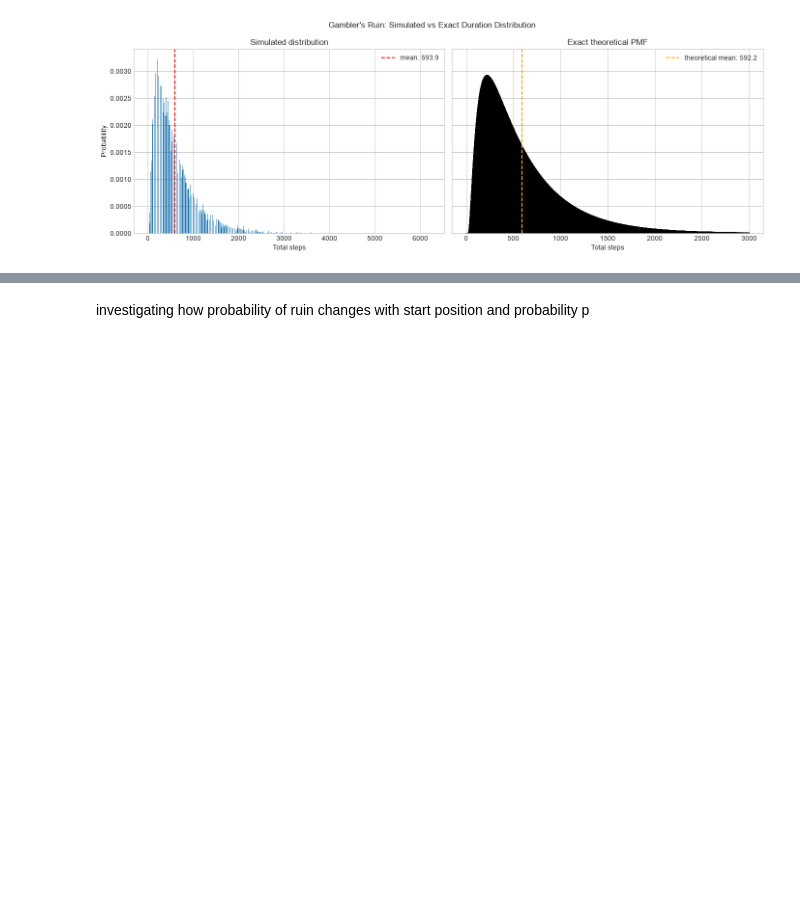
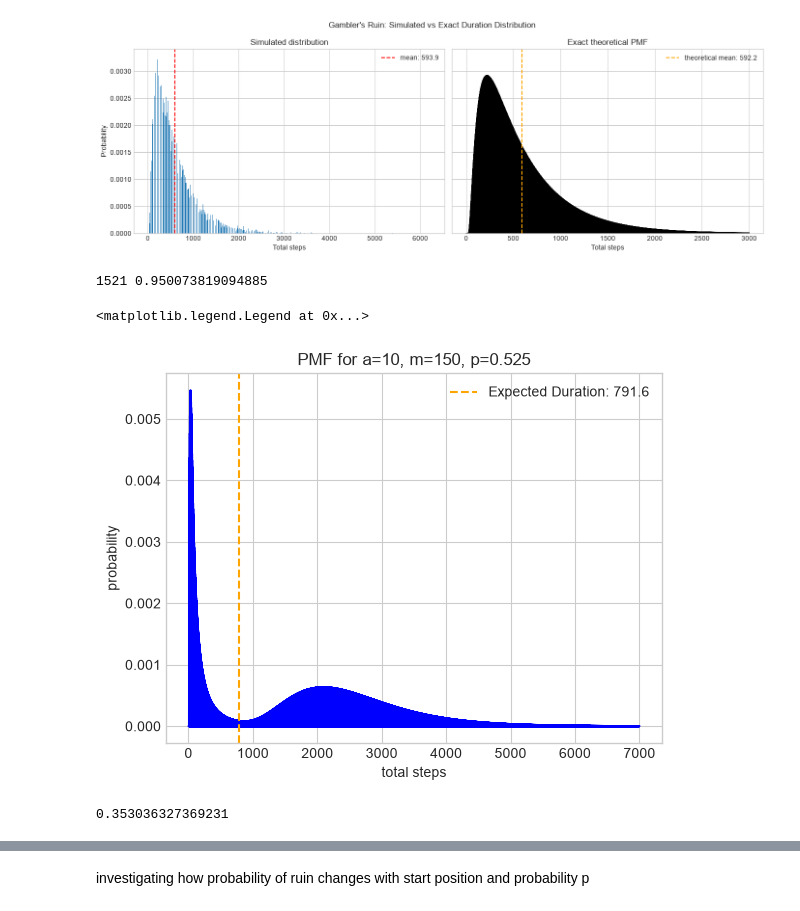
Before and after one commit to HA-Ward/Exploration-of-Stochastic-Processes-with-Computational-Implementation, a Jupyter notebook: notebooks/analysis.ipynb, the cells around one changed output, grey strips where cells are left out. Saved outputs shown, nothing was run; the diff lists cells and outputs as text; code cells hidden in the pictures; blank space fills up the shorter version.

```diff
--- a/notebooks/analysis.ipynb
+++ b/notebooks/analysis.ipynb
@@ -188,3 +190,32 @@ plt.tight_layout()
 plt.show()
 # %% [output]
 [figure]
+# %%
+cdf = np.cumsum(pmf)
+prob = cdf[20]
+step = np.searchsorted(cdf, 0.95)
+print(step, cdf[step])
+# %% [output]
+1521 0.950073819094885
+# %%
+a=10
+m=150
+p=0.525
+pmf = exact_duration_pmf(a, m , p, n_max=7000)
+
+expected_duration = (1/(1-2*p))*(a-m*((1-rho**a)/(1-rho**m)))
+
+plt.plot(np.arange(1, len(pmf)+1), pmf, color="blue")
+plt.axvline(expected_duration, color="orange", linestyle="--", label=f"Expected Duration: {expected_duration:.1f}")
+plt.title("PMF for a=10, m=150, p=0.525")
+plt.xlabel("total steps")
+plt.ylabel("probability")
+plt.legend()
+# %% [output]
+<matplotlib.legend.Legend at 0x...>
+[figure, added]
+# %%
+cdf = np.cumsum(pmf)
+print(cdf[792])
+# %% [output]
+0.353036327369231
```
Also changed, not shown: parts of 2 cells of this notebook, 1 other file.
